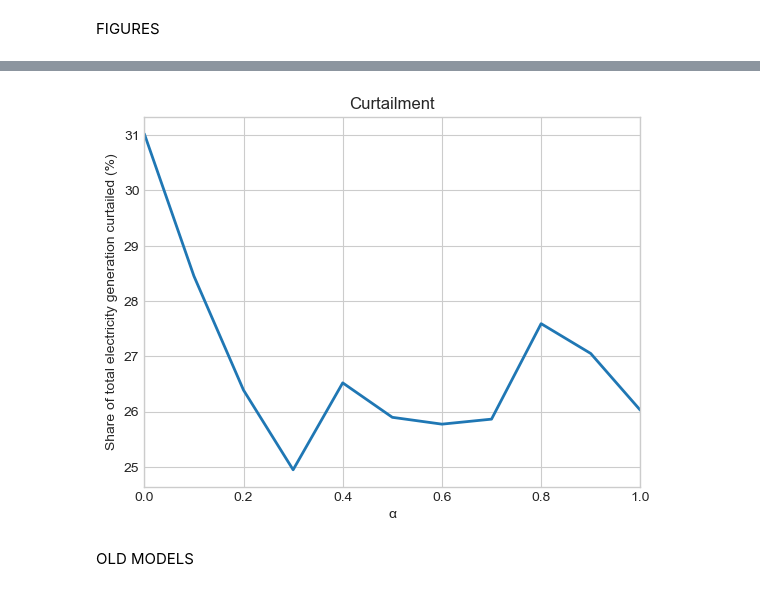
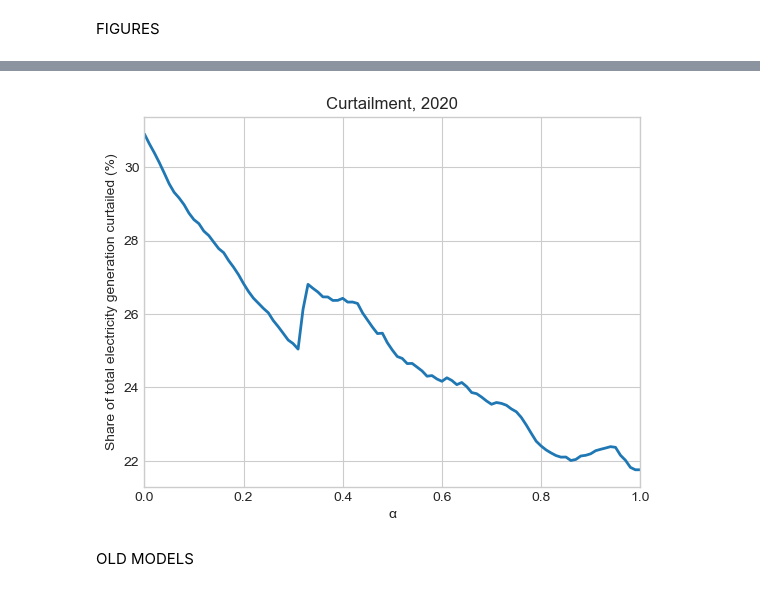
Before and after one commit to Emiknd/test, a Jupyter notebook: Seminar.ipynb, the cells around one changed output, grey strips where cells are left out. Drawn from its saved outputs; the diff is of its cells as text; code cells hidden in the pictures.

```diff
--- a/Seminar.ipynb
+++ b/Seminar.ipynb
@@ -569,7 +569,7 @@ G_bio_opt_array = np.zeros(len(alpha_values))
 for i, alpha in enumerate(alpha_values):
 
     # Load data into a Pandas DataFrame
-    data = pd.read_csv(r'D:\Polit\Seminar (Energy Econ)\dCFdatavd_p.csv')
+    data = pd.read_csv(r'D:\Polit\Seminar (Energy Econ)\dCFdatavd_2020.csv')
 
     # Create a Pyomo model
     model = ConcreteModel()
@@ -785,16 +793,16 @@ plt.show()
 # %%
 # Curtailment Plot (change to C/(d+C))
 share_cur = results_df['sum_C']/(results_df['sum_d']+results_df['sum_C'])*100
 
 # plot
 fig, ax = plt.subplots()
 
 ax.plot(results_df['alpha'], share_cur, linewidth=2.0)
 
 ax.set(xlim=(0, 1), xlabel='\u03B1', ylabel='Share of total electricity generation curtailed (%)')
 
-ax.set_title('Curtailment')
+ax.set_title('Curtailment, 2020')
 
 plt.show()
 # %% [output]
-[figure, old version]
+[figure, new version]
```
Also changed, not shown: parts of 7 cells of this notebook, 1 other file.
